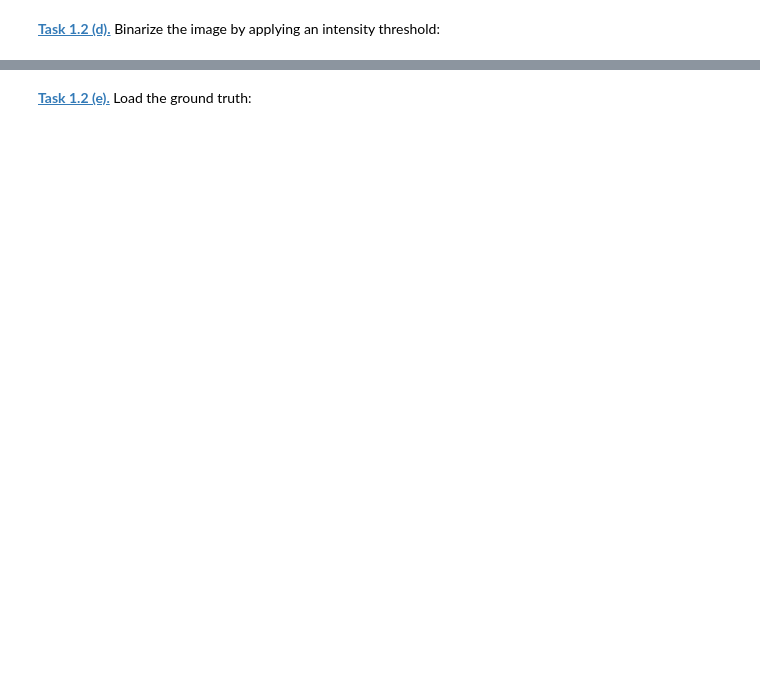
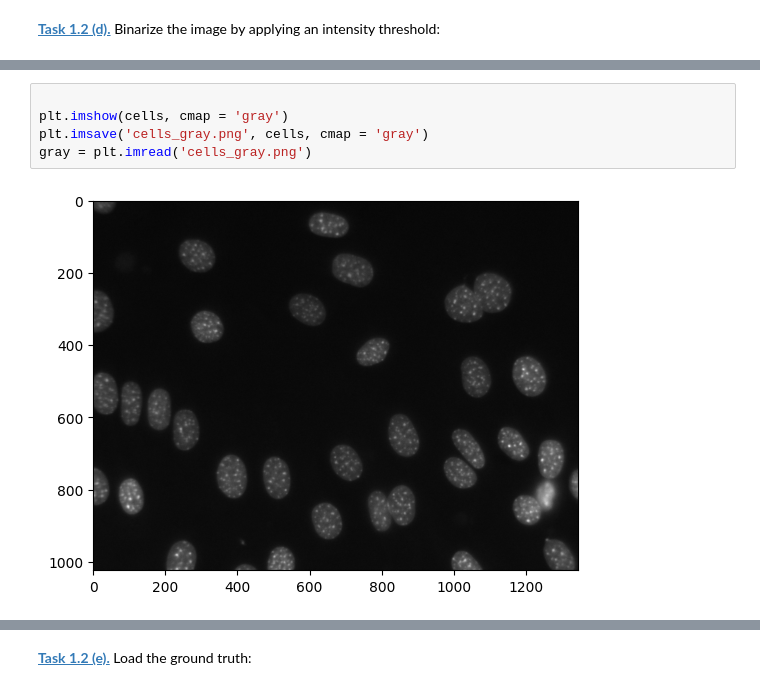
Before and after one commit to AB22-too/mobi-fs5-python, a Jupyter notebook: segm_threshold.ipynb, the cells around one changed output, grey strips where cells are left out. Saved outputs shown, nothing was run; the diff lists cells and outputs as text; blank space fills up the shorter version.

```diff
--- a/segm_threshold.ipynb
+++ b/segm_threshold.ipynb
@@ -27,0 +25,7 @@ ValueError: the input array must have size 3 along `channel_axis`, got (512, 512
+# %%
+
+plt.imshow(cells, cmap = 'gray')
+plt.imsave('cells_gray.png', cells, cmap = 'gray')
+gray = plt.imread('cells_gray.png')
+# %% [output]
+[figure, added]
```
Also changed, not shown: parts of 8 cells of this notebook, 2 other files.
